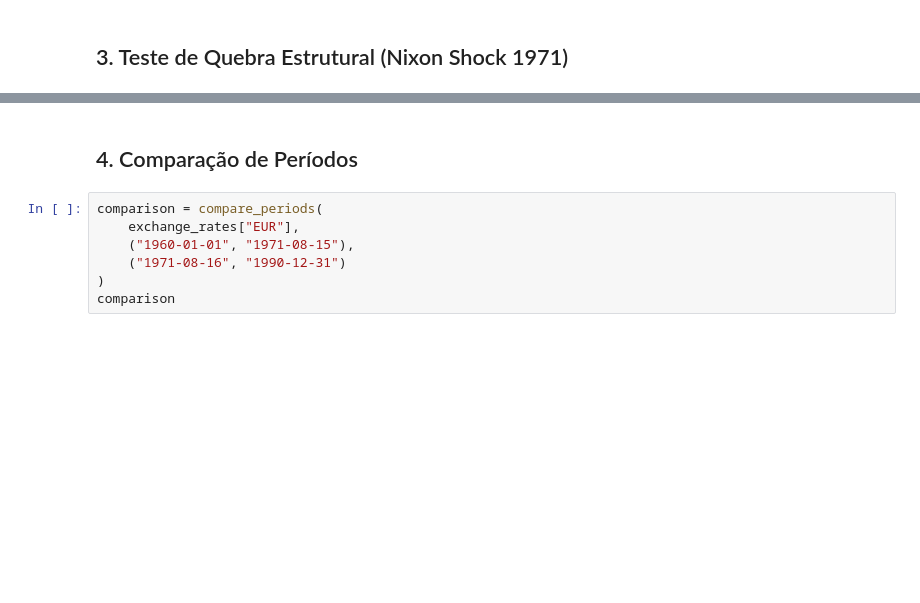
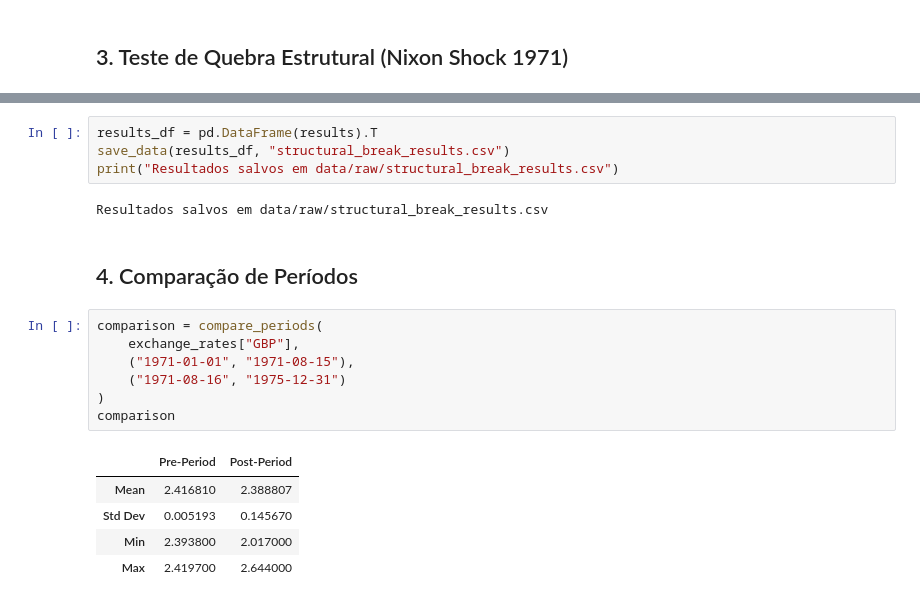
Before and after one commit to GSMuller/economics-bachelor-final-project, a Jupyter notebook: notebooks/01_historical_analysis.ipynb, the cells around one changed output, grey strips where cells are left out. Saved outputs shown, nothing was run; the diff lists cells and outputs as text; blank space fills up the shorter version.

```diff
--- a/notebooks/01_historical_analysis.ipynb
+++ b/notebooks/01_historical_analysis.ipynb
@@ -39,9 +81,21 @@ pd.DataFrame(results).T
+# %%
+results_df = pd.DataFrame(results).T
+save_data(results_df, "structural_break_results.csv")
+print("Resultados salvos em data/raw/structural_break_results.csv")
+# %% [output]
+Resultados salvos em data/raw/structural_break_results.csv
 # %% [markdown]
 ## 4. Comparação de Períodos
 # %%
 comparison = compare_periods(
-    exchange_rates["EUR"],
-    ("1960-01-01", "1971-08-15"),
-    ("1971-08-16", "1990-12-31")
+    exchange_rates["GBP"],
+    ("1971-01-01", "1971-08-15"),
+    ("1971-08-16", "1975-12-31")
 )
 comparison
+# %% [output]
+|  | Pre-Period | Post-Period |
+| Mean | 2.416810 | 2.388807 |
+| Std Dev | 0.005193 | 0.145670 |
+| Min | 2.393800 | 2.017000 |
+| Max | 2.419700 | 2.644000 |
```
Also changed, not shown: parts of 10 cells of this notebook, 3 other files.
